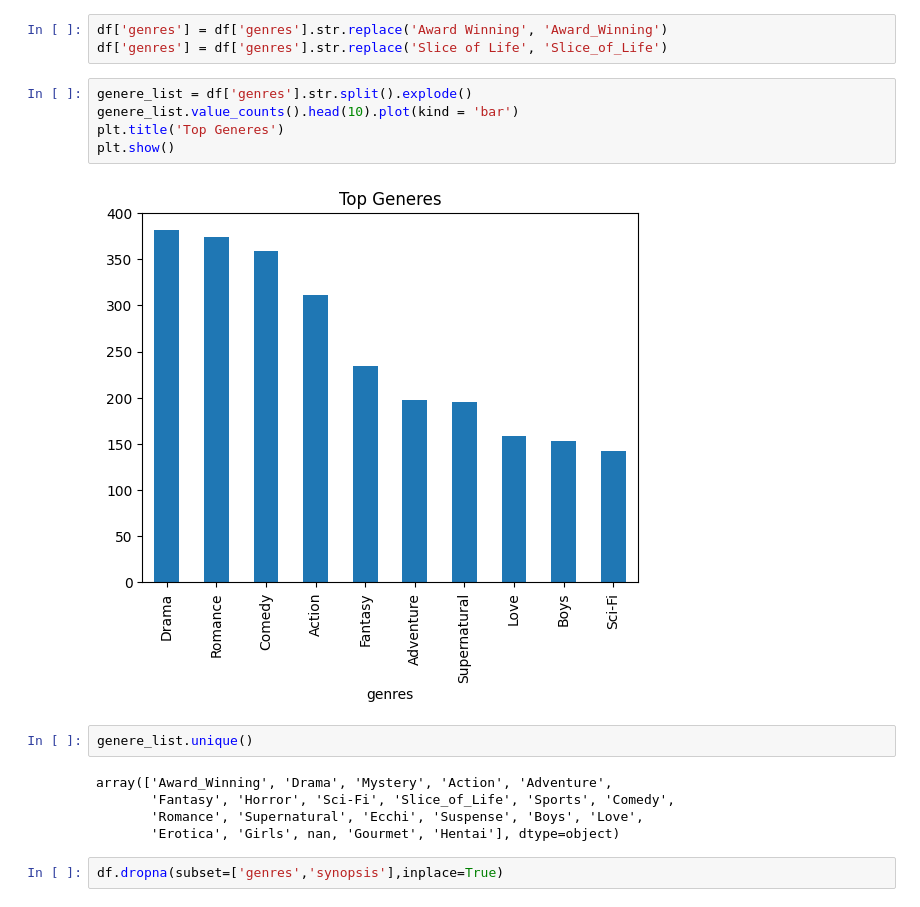
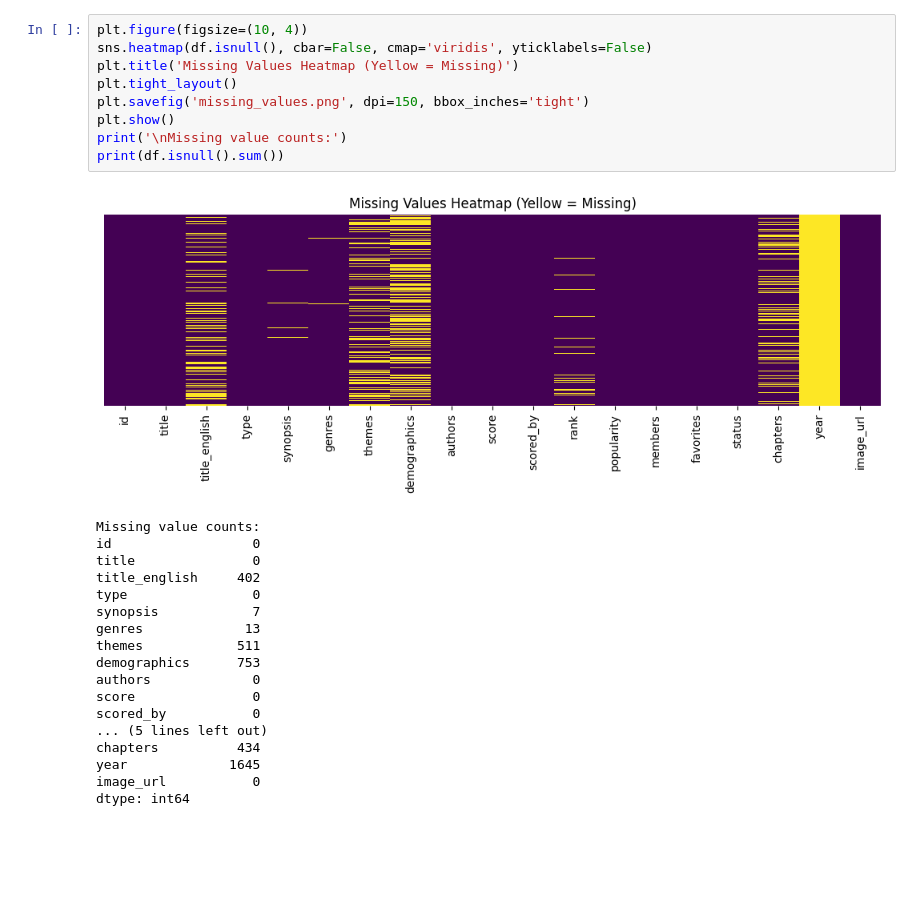
Before and after one commit to SID1014/Manga-Recommendation-System, a Jupyter notebook: Notebook/data_exploration.ipynb, the cells around one changed output. Saved outputs shown, nothing was run; the diff lists cells and outputs as text; blank space fills up the shorter version.

```diff
--- a/Notebook/data_exploration.ipynb
+++ b/Notebook/data_exploration.ipynb
@@ -47,20 +43,29 @@ Name: score, dtype: float64
-# %%
-df['genres'] = df['genres'].str.replace('Award Winning', 'Award_Winning')
-df['genres'] = df['genres'].str.replace('Slice of Life', 'Slice_of_Life')
-# %%
-genere_list = df['genres'].str.split().explode()
-genere_list.value_counts().head(10).plot(kind = 'bar')
-plt.title('Top Generes')
-plt.show()
-# %% [output]
-[figure, removed]
-# %%
-genere_list.unique()
-# %% [output]
-array(['Award_Winning', 'Drama', 'Mystery', 'Action', 'Adventure',
-       'Fantasy', 'Horror', 'Sci-Fi', 'Slice_of_Life', 'Sports', 'Comedy',
-       'Romance', 'Supernatural', 'Ecchi', 'Suspense', 'Boys', 'Love',
-       'Erotica', 'Girls', nan, 'Gourmet', 'Hentai'], dtype=object)
-# %%
-df.dropna(subset=['genres','synopsis'],inplace=True)
+# %%
+plt.figure(figsize=(10, 4))
+sns.heatmap(df.isnull(), cbar=False, cmap='viridis', yticklabels=False)
+plt.title('Missing Values Heatmap (Yellow = Missing)')
+plt.tight_layout()
+plt.savefig('missing_values.png', dpi=150, bbox_inches='tight')
+plt.show()
+print('\nMissing value counts:')
+print(df.isnull().sum())
+# %% [output]
+[figure, added]
+Missing value counts:
+id                  0
+title               0
+title_english     402
+type                0
+synopsis            7
+genres             13
+themes            511
+demographics      753
+authors             0
+score               0
+scored_by           0
+... (5 lines left out)
+chapters          434
+year             1645
+image_url           0
+dtype: int64
 # %%
```
Also changed, not shown: parts of 22 cells of this notebook, 26 other files.
